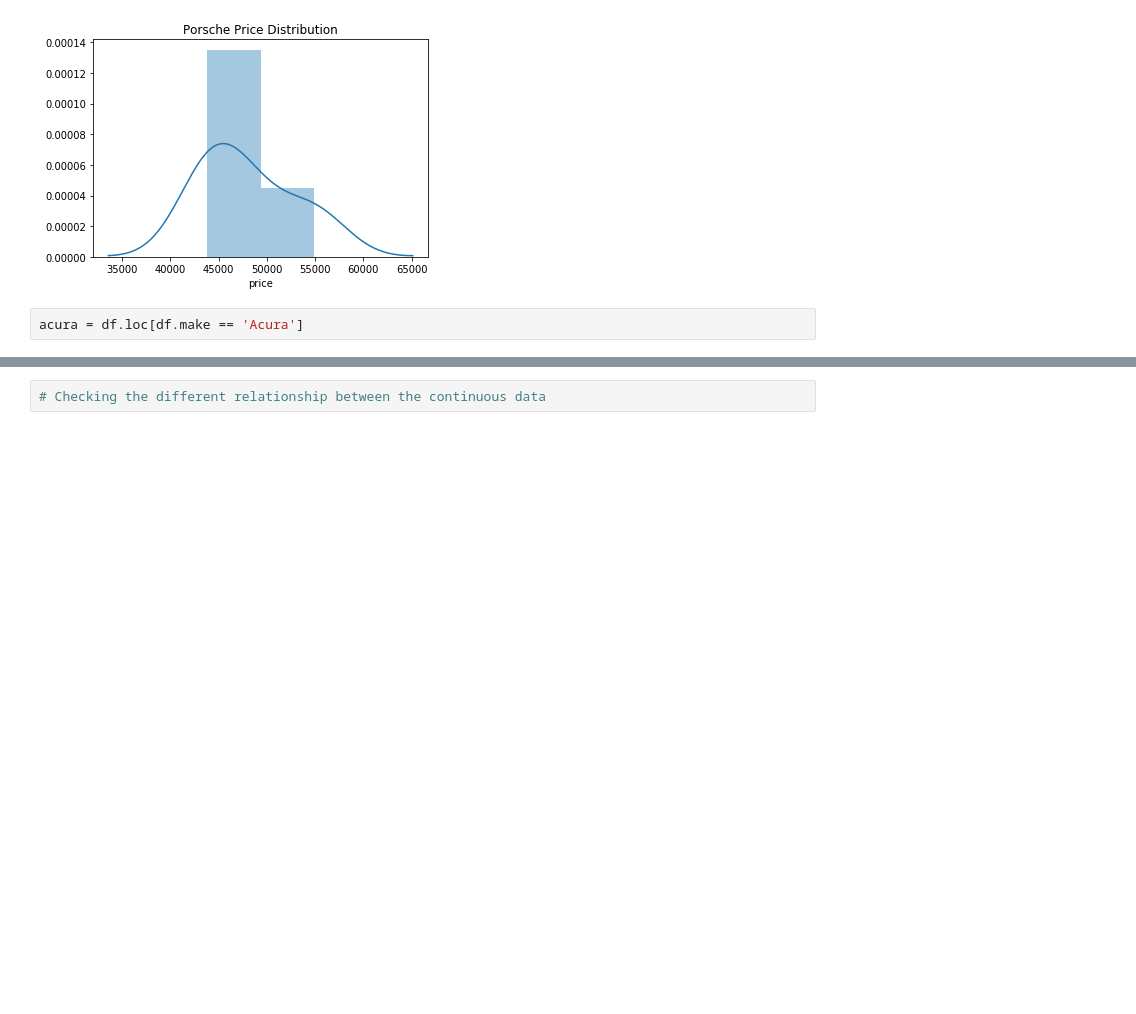
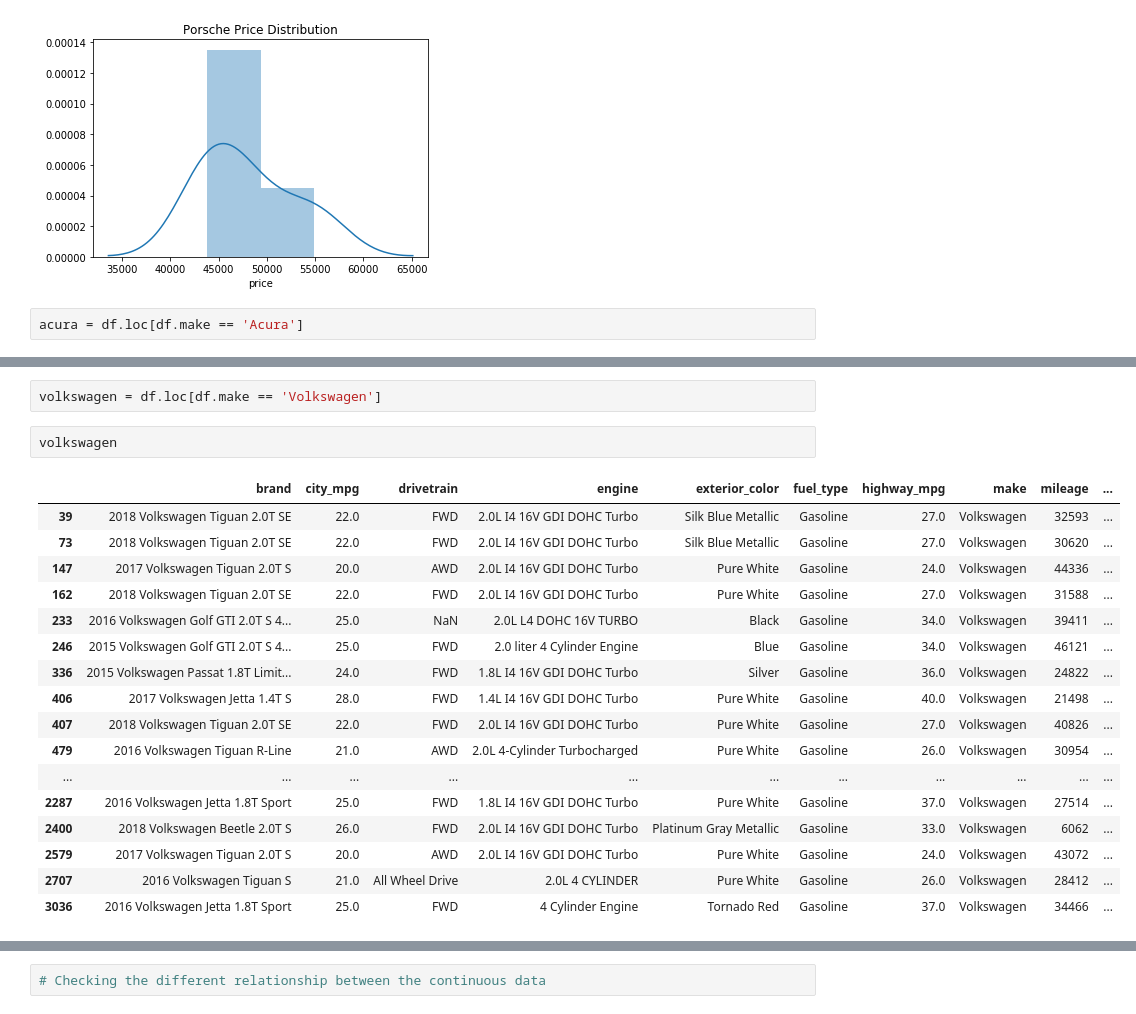
Before and after one commit to hamiltonchangcodes/Used_Car_Linear_Regression_Prediction, a Jupyter notebook: 03_EDA.ipynb, the cells around one changed output, grey strips where cells are left out. Drawn from its saved outputs; the diff is of its cells as text; blank space fills up the shorter version.

```diff
--- a/03_EDA.ipynb
+++ b/03_EDA.ipynb
@@ -339,0 +345,22 @@ acura
+# %%
+volkswagen = df.loc[df.make == 'Volkswagen']
+# %%
+volkswagen
+# %% [output]
+|  | brand | city_mpg | drivetrain | engine | exterior_color | fuel_type | highway_mpg | make | mileage | ... |
+| 39 | 2018 Volkswagen Tiguan 2.0T SE | 22.0 | FWD | 2.0L I4 16V GDI DOHC Turbo | Silk Blue Metallic | Gasoline | 27.0 | Volkswagen | 32593 | ... |
+| 73 | 2018 Volkswagen Tiguan 2.0T SE | 22.0 | FWD | 2.0L I4 16V GDI DOHC Turbo | Silk Blue Metallic | Gasoline | 27.0 | Volkswagen | 30620 | ... |
+| 147 | 2017 Volkswagen Tiguan 2.0T S | 20.0 | AWD | 2.0L I4 16V GDI DOHC Turbo | Pure White | Gasoline | 24.0 | Volkswagen | 44336 | ... |
+| 162 | 2018 Volkswagen Tiguan 2.0T SE | 22.0 | FWD | 2.0L I4 16V GDI DOHC Turbo | Pure White | Gasoline | 27.0 | Volkswagen | 31588 | ... |
+| 233 | 2016 Volkswagen Golf GTI 2.0T S 4... | 25.0 | NaN | 2.0L L4 DOHC 16V TURBO | Black | Gasoline | 34.0 | Volkswagen | 39411 | ... |
+| 246 | 2015 Volkswagen Golf GTI 2.0T S 4... | 25.0 | FWD | 2.0 liter 4 Cylinder Engine | Blue | Gasoline | 34.0 | Volkswagen | 46121 | ... |
+| 336 | 2015 Volkswagen Passat 1.8T Limit... | 24.0 | FWD | 1.8L I4 16V GDI DOHC Turbo | Silver | Gasoline | 36.0 | Volkswagen | 24822 | ... |
+| 406 | 2017 Volkswagen Jetta 1.4T S | 28.0 | FWD | 1.4L I4 16V GDI DOHC Turbo | Pure White | Gasoline | 40.0 | Volkswagen | 21498 | ... |
+| 407 | 2018 Volkswagen Tiguan 2.0T SE | 22.0 | FWD | 2.0L I4 16V GDI DOHC Turbo | Pure White | Gasoline | 27.0 | Volkswagen | 40826 | ... |
+| 479 | 2016 Volkswagen Tiguan R-Line | 21.0 | AWD | 2.0L 4-Cylinder Turbocharged | Pure White | Gasoline | 26.0 | Volkswagen | 30954 | ... |
+| ... | ... | ... | ... | ... | ... | ... | ... | ... | ... | ... |
+| 2287 | 2016 Volkswagen Jetta 1.8T Sport | 25.0 | FWD | 1.8L I4 16V GDI DOHC Turbo | Pure White | Gasoline | 37.0 | Volkswagen | 27514 | ... |
+| 2400 | 2018 Volkswagen Beetle 2.0T S | 26.0 | FWD | 2.0L I4 16V GDI DOHC Turbo | Platinum Gray Metallic | Gasoline | 33.0 | Volkswagen | 6062 | ... |
+| 2579 | 2017 Volkswagen Tiguan 2.0T S | 20.0 | AWD | 2.0L I4 16V GDI DOHC Turbo | Pure White | Gasoline | 24.0 | Volkswagen | 43072 | ... |
+| 2707 | 2016 Volkswagen Tiguan S | 21.0 | All Wheel Drive | 2.0L 4 CYLINDER | Pure White | Gasoline | 26.0 | Volkswagen | 28412 | ... |
+| 3036 | 2016 Volkswagen Jetta 1.8T Sport | 25.0 | FWD | 4 Cylinder Engine | Tornado Red | Gasoline | 37.0 | Volkswagen | 34466 | ... |
```
Also changed, not shown: parts of 5 cells of this notebook.
